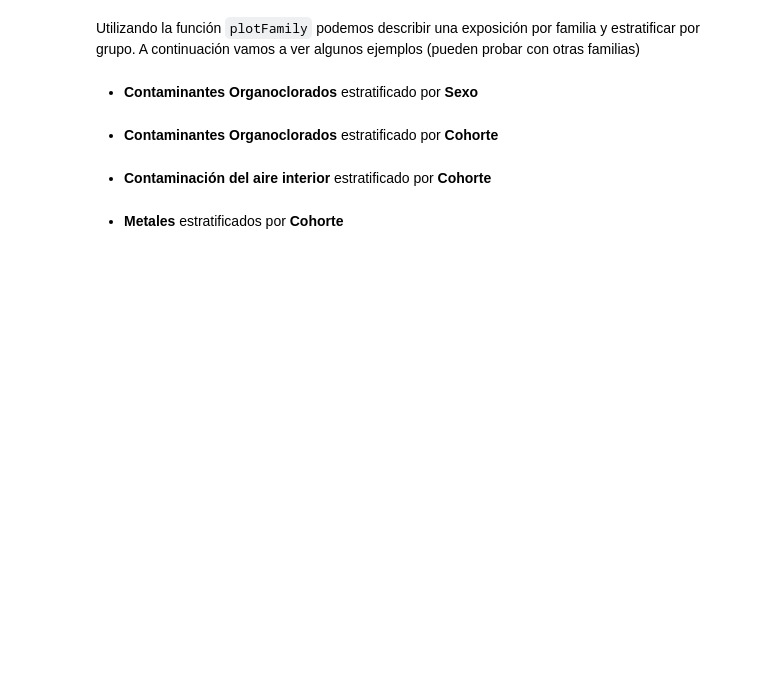
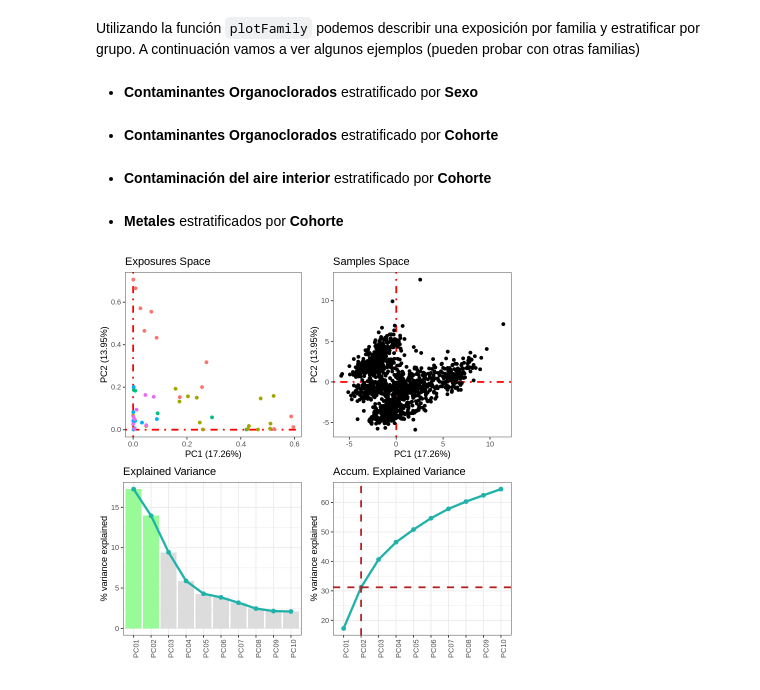
Before and after one commit to alldominguez/ISGlobal.sesion4.Exposoma, a Jupyter notebook: curso_exposoma_modulo_4.ipynb, the cells around one changed output. Cells and saved outputs as stored; diff of their text form; code cells hidden in the pictures; blank space fills up the shorter version.

```diff
--- a/curso_exposoma_modulo_4.ipynb
+++ b/curso_exposoma_modulo_4.ipynb
@@ -253,0 +285,4 @@ plotFamily(exp, family = "Metals", group = "h_cohort") +
+# %%
+rexposome::plotPCA(exp_pca, set = "all")
+# %% [output]
+[figure, added]
```
Also changed, not shown: parts of 24 cells of this notebook.
